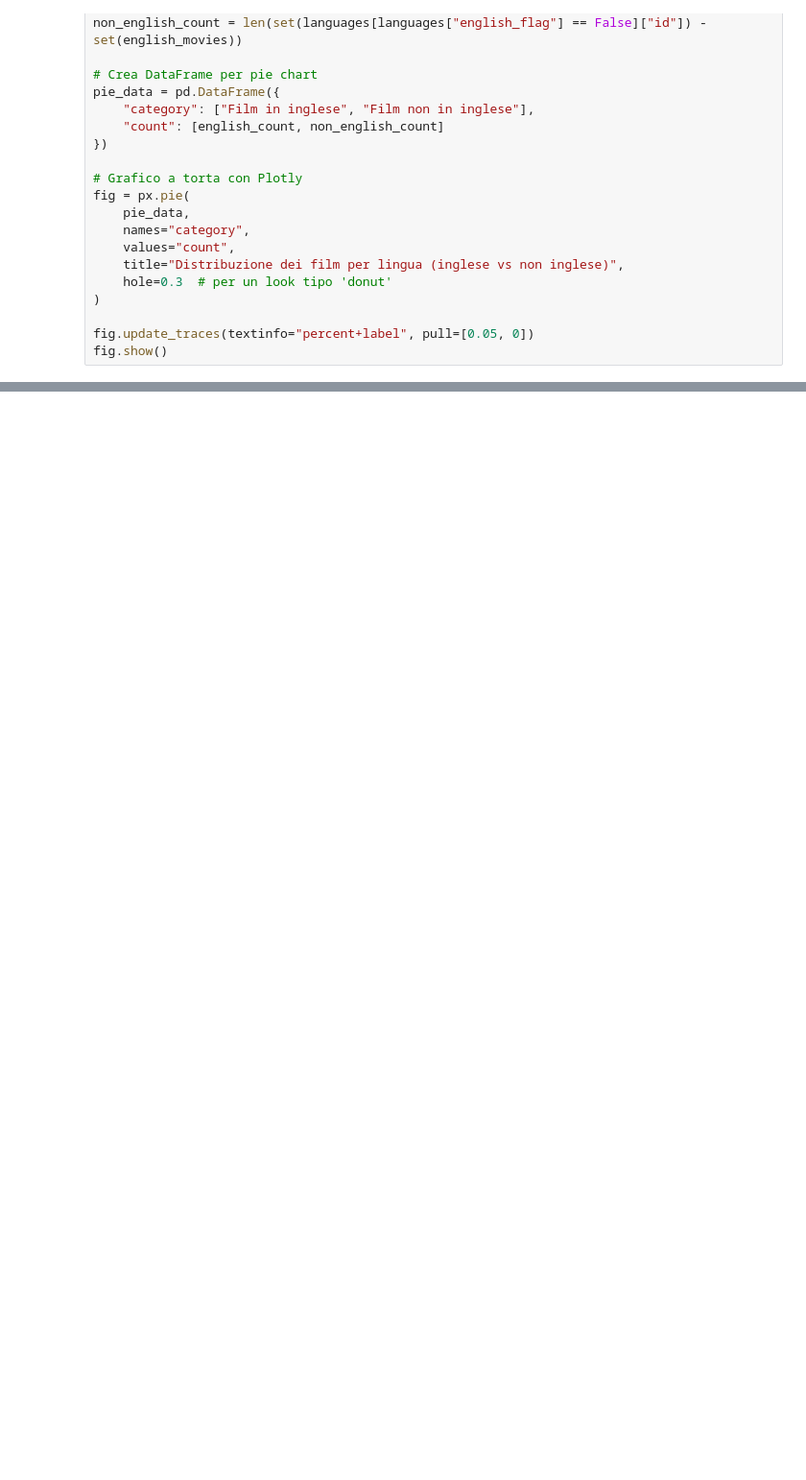
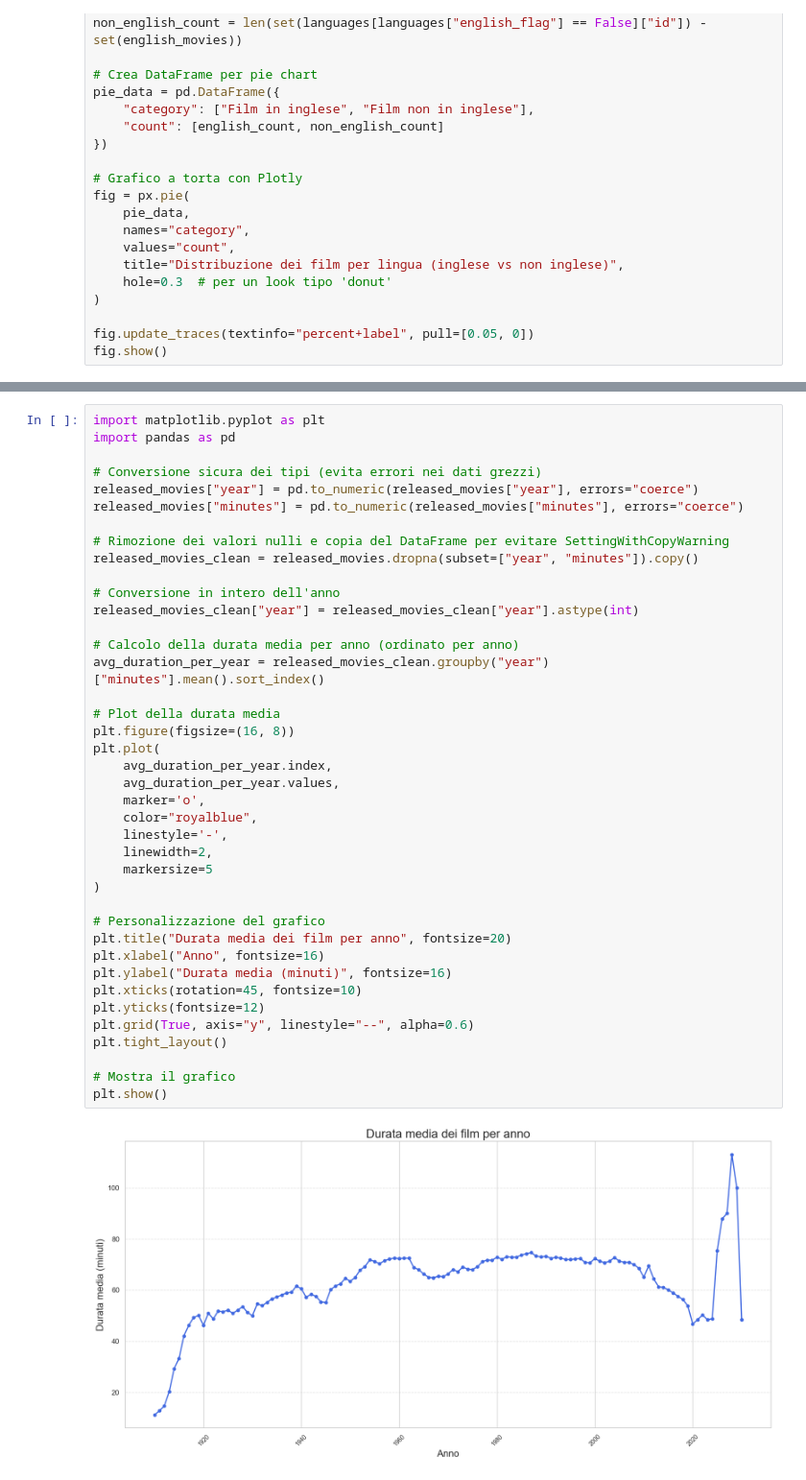
Before and after one commit to Carmelo-Spadaro/IUM, a Jupyter notebook: notebook.ipynb, the cells around one changed output, grey strips where cells are left out. Shown: that part at 96% size. Cells and saved outputs as stored; diff of their text form; blank space fills up the shorter version.

```diff
--- a/notebook.ipynb
+++ b/notebook.ipynb
@@ -898,0 +1010,42 @@ fig.show()
+# %%
+import matplotlib.pyplot as plt
+import pandas as pd
+
+# Conversione sicura dei tipi (evita errori nei dati grezzi)
+released_movies["year"] = pd.to_numeric(released_movies["year"], errors="coerce")
+released_movies["minutes"] = pd.to_numeric(released_movies["minutes"], errors="coerce")
+
+# Rimozione dei valori nulli e copia del DataFrame per evitare SettingWithCopyWarning
+released_movies_clean = released_movies.dropna(subset=["year", "minutes"]).copy()
+
+# Conversione in intero dell'anno
+released_movies_clean["year"] = released_movies_clean["year"].astype(int)
+
+# Calcolo della durata media per anno (ordinato per anno)
+avg_duration_per_year = released_movies_clean.groupby("year")["minutes"].mean().sort_index()
+
+# Plot della durata media
+plt.figure(figsize=(16, 8))
+plt.plot(
+    avg_duration_per_year.index,
+    avg_duration_per_year.values,
+    marker='o',
+    color="royalblue",
+    linestyle='-',
+    linewidth=2,
+    markersize=5
+)
+
+# Personalizzazione del grafico
+plt.title("Durata media dei film per anno", fontsize=20)
+plt.xlabel("Anno", fontsize=16)
+plt.ylabel("Durata media (minuti)", fontsize=16)
+plt.xticks(rotation=45, fontsize=10)
+plt.yticks(fontsize=12)
+plt.grid(True, axis="y", linestyle="--", alpha=0.6)
+plt.tight_layout()
+
+# Mostra il grafico
+plt.show()
+# %% [output]
+[figure, added]
```
Also changed, not shown: parts of 6 cells of this notebook.
